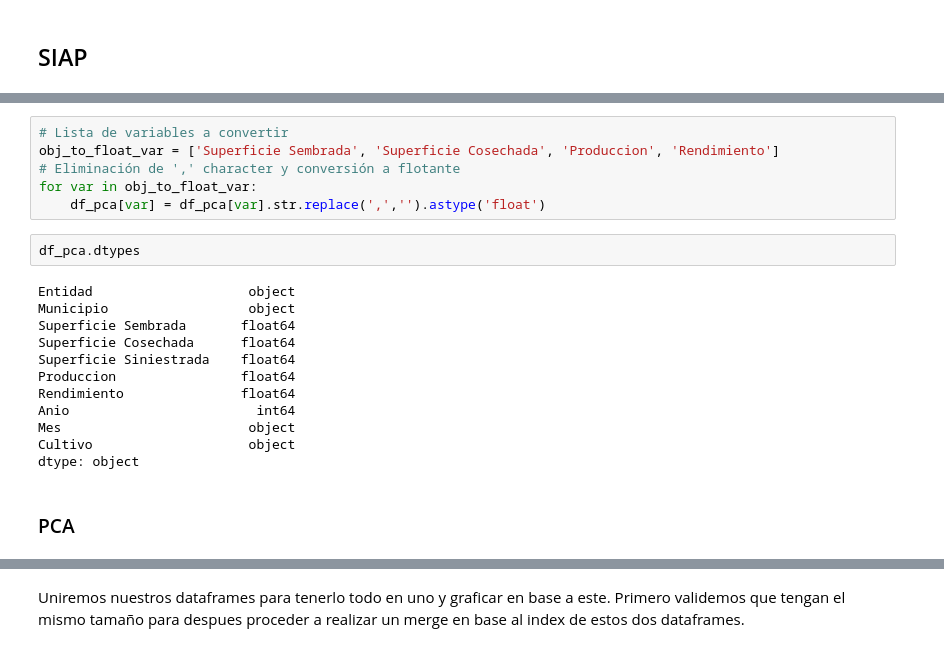
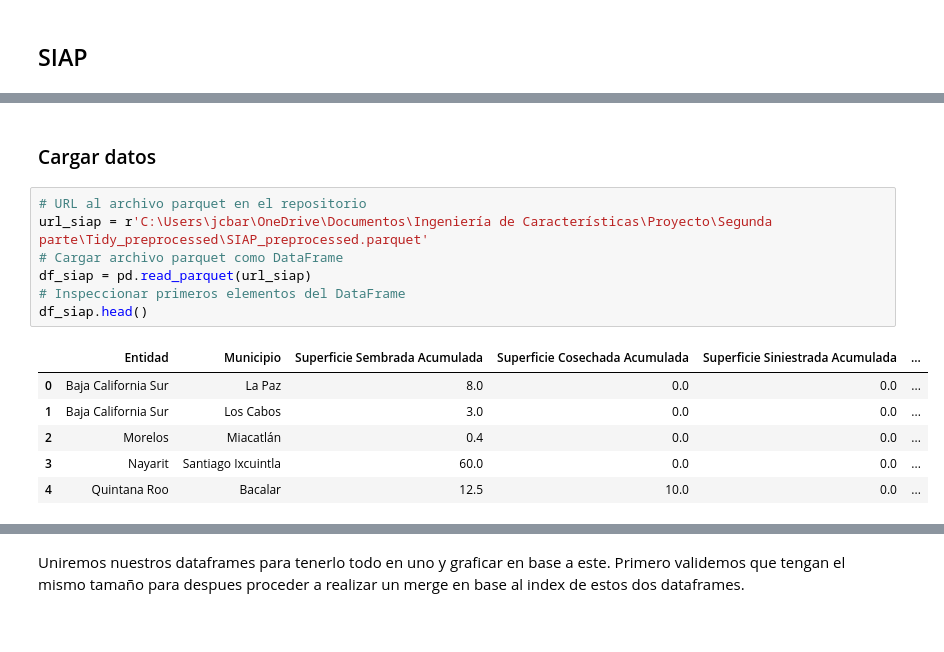
Before and after one commit to josemal98/Proyecto_Ing_Caract, a Jupyter notebook: Segunda_parte/PCA.ipynb, the cells around one changed output, grey strips where cells are left out. Drawn from its saved outputs; the diff is of its cells as text.

```diff
--- a/Segunda_parte/PCA.ipynb
+++ b/Segunda_parte/PCA.ipynb
@@ -63,25 +14,19 @@ La primera observacion que podemos hacer es que las columnas que se suponen son
-# %%
-# Lista de variables a convertir
-obj_to_float_var = ['Superficie Sembrada', 'Superficie Cosechada', 'Produccion', 'Rendimiento']
-# Eliminación de ',' character y conversión a flotante
-for var in obj_to_float_var:
-    df_pca[var] = df_pca[var].str.replace(',','').astype('float')
-# %%
-df_pca.dtypes
-# %% [output]
-Entidad                    object
-Municipio                  object
-Superficie Sembrada       float64
-Superficie Cosechada      float64
-Superficie Siniestrada    float64
-Produccion                float64
-Rendimiento               float64
-Anio                        int64
-Mes                        object
-Cultivo                    object
-dtype: object
-# %% [markdown]
-### PCA
+# %% [markdown]
+### Cargar datos
+# %%
+# URL al archivo parquet en el repositorio
+url_siap = r'C:\Users\jcbar\OneDrive\Documentos\Ingeniería de Características\Proyecto\Segunda parte\Tidy_preprocessed\SIAP_preprocessed.parquet'
+# Cargar archivo parquet como DataFrame
+df_siap = pd.read_parquet(url_siap)
+# Inspeccionar primeros elementos del DataFrame
+df_siap.head()
+# %% [output]
+|  | Entidad | Municipio | Superficie Sembrada Acumulada | Superficie Cosechada Acumulada | Superficie Siniestrada Acumulada | ... |
+| 0 | Baja California Sur | La Paz | 8.0 | 0.0 | 0.0 | ... |
+| 1 | Baja California Sur | Los Cabos | 3.0 | 0.0 | 0.0 | ... |
+| 2 | Morelos | Miacatlán | 0.4 | 0.0 | 0.0 | ... |
+| 3 | Nayarit | Santiago Ixcuintla | 60.0 | 0.0 | 0.0 | ... |
+| 4 | Quintana Roo | Bacalar | 12.5 | 10.0 | 0.0 | ... |
 # %%
 # Seleccionar solo las columnas de interés
 selected_columns = ['Superficie Sembrada', 'Superficie Cosechada', 'Superficie Siniestrada', 'Produccion', 'Rendimiento']
```
Also changed, not shown: parts of 69 cells of this notebook, 2 other files.
